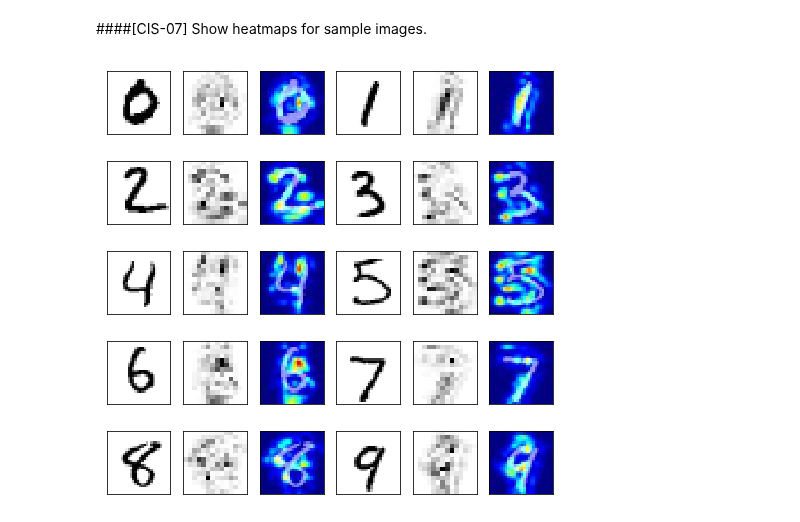
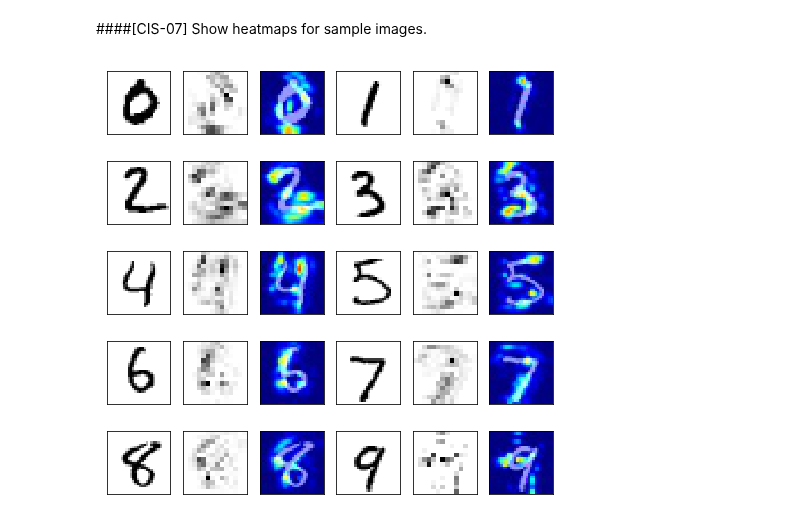
Before and after one commit to enakai00/colab_tfbook, a Jupyter notebook: Chapter05/4. CNN interpretation - sensitive area detection.ipynb, the cells around one changed output. Cells and saved outputs as stored; diff of their text form; code cells hidden in the pictures.

```diff
--- a/Chapter05/4. CNN interpretation - sensitive area detection.ipynb
+++ b/Chapter05/4. CNN interpretation - sensitive area detection.ipynb
@@ -22,25 +23,19 @@ Using TensorFlow backend.
 ####[CIS-02]
 Define a function to detect the sensitive areas in the second filters against the input image, and generate a heatmap.
 # %%
-import cv2
-from keras import preprocessing
-
-def get_heatmap(target_image):
+def get_heatmap(model, last_conv_layer, target_image):
     target_image = target_image.reshape(1, 28*28)
-    pred = np.argmax(model.predict(target_image))
-    pred_output = model.output[:,pred]
-    last_conv_layer = model.get_layer('conv_filter2')
+    pred_output = model.output[:, np.argmax(model.predict(target_image))]
     grads = K.gradients(pred_output, last_conv_layer.output)[0]
     pooled_grads = K.mean(grads, axis=(0, 1, 2))
-    iterate = K.function([model.input],
-                         [pooled_grads, last_conv_layer.output[0]])
-    pooled_grads_val, conv_layer_output_val = iterate([target_image])
+    get_vals = K.function([model.input],
+                          [pooled_grads, last_conv_layer.output[0]])
+    pooled_grads_val, conv_layer_output_val = get_vals([target_image])
 
+    heatmap = np.zeros([14, 14])
     for i in range(last_conv_layer.output.shape[-1]):
-        conv_layer_output_val[:,:,i] *= pooled_grads_val[i]
-
-    heatmap = np.mean(conv_layer_output_val, axis=-1)
-    heatmap = np.abs(heatmap)
+        if pooled_grads_val[i] > 0:
+            heatmap += conv_layer_output_val[:, :, i] * pooled_grads_val[i]
     heatmap /= np.max(heatmap)
 
     heatmap2 = np.uint8(255 * cv2.resize(heatmap, (28, 28)))
@@ -106,25 +101,26 @@ _________________________________________________________________
 Show heatmaps for sample images.
 # %%
 fig = plt.figure(figsize=(8, 8))
+last_conv_layer = model.get_layer('conv_filter2')
 i = 1
 for img in test_images[[3, 5, 1, 32, 4, 15, 21, 0, 84, 12]]:
-    heatmap, superimposed = get_heatmap(img)
+    heatmap, superimposed = get_heatmap(model, last_conv_layer, img)
 
-    subplot= fig.add_subplot(5, 6, i)
+    subplot = fig.add_subplot(5, 6, i)
     subplot.set_xticks([])
     subplot.set_yticks([])
     subplot.imshow(img.reshape(28, 28), vmin=0, vmax=1, cmap=plt.cm.gray_r)
 
-    subplot= fig.add_subplot(5, 6, i+1)
+    subplot = fig.add_subplot(5, 6, i+1)
     subplot.set_xticks([])
     subplot.set_yticks([])
     subplot.imshow(heatmap, vmin=0, vmax=1, cmap=plt.cm.gray_r)
 
-    subplot= fig.add_subplot(5, 6, i+2)
+    subplot = fig.add_subplot(5, 6, i+2)
     subplot.set_xticks([])
     subplot.set_yticks([])
     subplot.imshow(superimposed)
 
     i += 3
 # %% [output]
-[figure, old version]
+[figure, new version]
```
Also changed, not shown: parts of 1 cell of this notebook.
